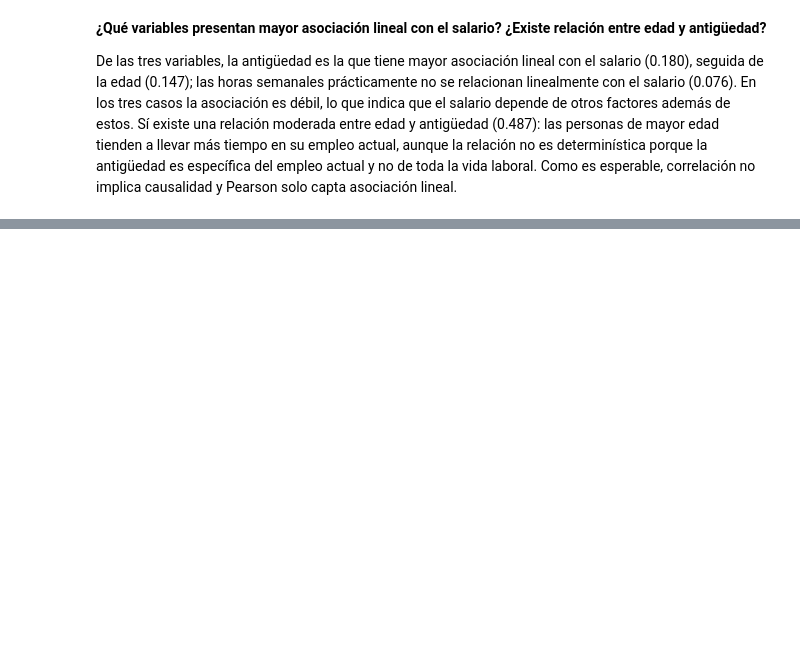
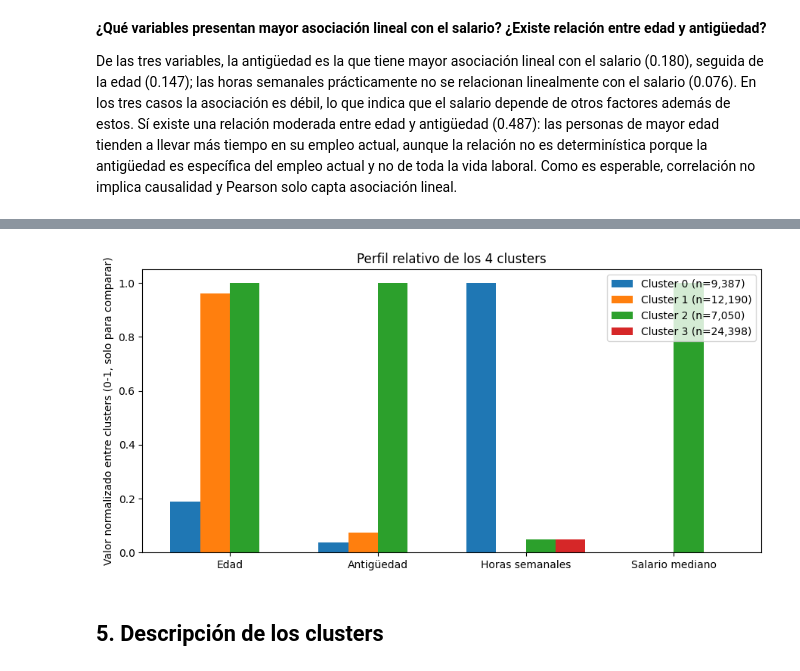
Before and after one commit to erickguerra2/LAB07-DATA, a Jupyter notebook: Lab7.ipynb, the cells around one changed output, grey strips where cells are left out. Cells and saved outputs as stored; diff of their text form; code cells hidden in the pictures; blank space fills up the shorter version.

```diff
--- a/Lab7.ipynb
+++ b/Lab7.ipynb
@@ -1315,0 +1451,8 @@ De las tres variables, la antigüedad es la que tiene mayor asociación lineal c
+# %%
+
+INCLUIR_SALARIO_EN_CLUSTERING = False   # True o False
+K_ELEGIDO = 4                            # 2, 3, 4 o 5
+
+df_final = df_con_salario if INCLUIR_SALARIO_EN_CLUSTERING else df_sin_salario
+etiqueta_variante_final = "con_salario" if INCLUIR_SALARIO_EN_CLUSTERING else "sin_salario"
+print(f"Variante elegida: {etiqueta_variante_final} | K = {K_ELEGIDO}")
@@ -1315,0 +1463,14 @@ De las tres variables, la antigüedad es la que tiene mayor asociación lineal c
+# %%
+kmeans_final = KMeans(featuresCol="features", predictionCol="cluster", k=K_ELEGIDO, seed=42)
+modelo_final = kmeans_final.fit(df_final)
+
+evaluador = ClusteringEvaluator(featuresCol="features", predictionCol="cluster",
+                                 metricName="silhouette", distanceMeasure="squaredEuclidean")
+pred_final = modelo_final.transform(df_final)
+silueta_final = evaluador.evaluate(pred_final)
+print(f"Silueta del modelo final ({etiqueta_variante_final}, K={K_ELEGIDO}): {silueta_final:.4f}")
+
+train_clusters = (train_cl.join(pred_final.select("id_fila", "cluster"), on="id_fila")
+                   .drop("id_fila").cache())
+
+train_clusters.groupBy("cluster").count().orderBy("cluster").show()
@@ -1315,0 +1542,24 @@ De las tres variables, la antigüedad es la que tiene mayor asociación lineal c
+# %%
+
+variables_perfil = ["edad_media", "antiguedad_mediana", "horas_media", "salario_mediano"]
+normalizado = (perfil[variables_perfil] - perfil[variables_perfil].min()) / (
+    perfil[variables_perfil].max() - perfil[variables_perfil].min())
+
+fig, ax = plt.subplots(figsize=(9, 4.5))
+x = range(len(variables_perfil))
+ancho = 0.8 / K_ELEGIDO
+for i, cluster_id in enumerate(perfil.index):
+    ax.bar([xi + i * ancho for xi in x], normalizado.loc[cluster_id], width=ancho,
+           label=f"Cluster {cluster_id} (n={int(perfil.loc[cluster_id, 'n']):,})")
+
+ax.set_xticks([xi + (K_ELEGIDO - 1) * ancho / 2 for xi in x])
+ax.set_xticklabels(["Edad", "Antigüedad", "Horas semanales", "Salario mediano"])
+ax.set_ylabel("Valor normalizado entre clusters (0-1, solo para comparar)")
+ax.set_title(f"Perfil relativo de los {K_ELEGIDO} clusters")
+ax.legend()
+plt.tight_layout()
+plt.show()
+# %% [output]
+[figure, added]
+# %% [markdown]
+## 5. Descripción de los clusters
```
Also changed, not shown: parts of 15 cells of this notebook.
